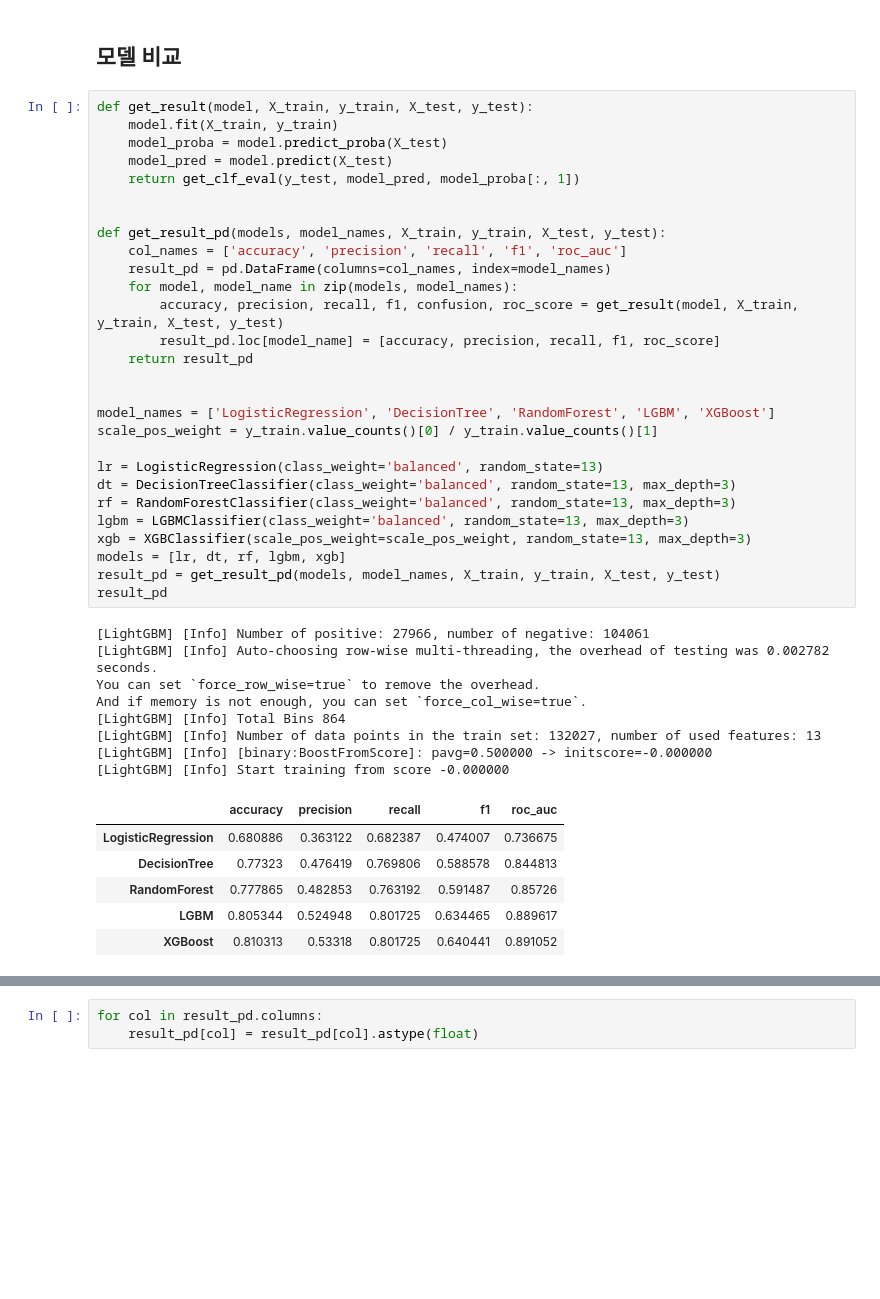
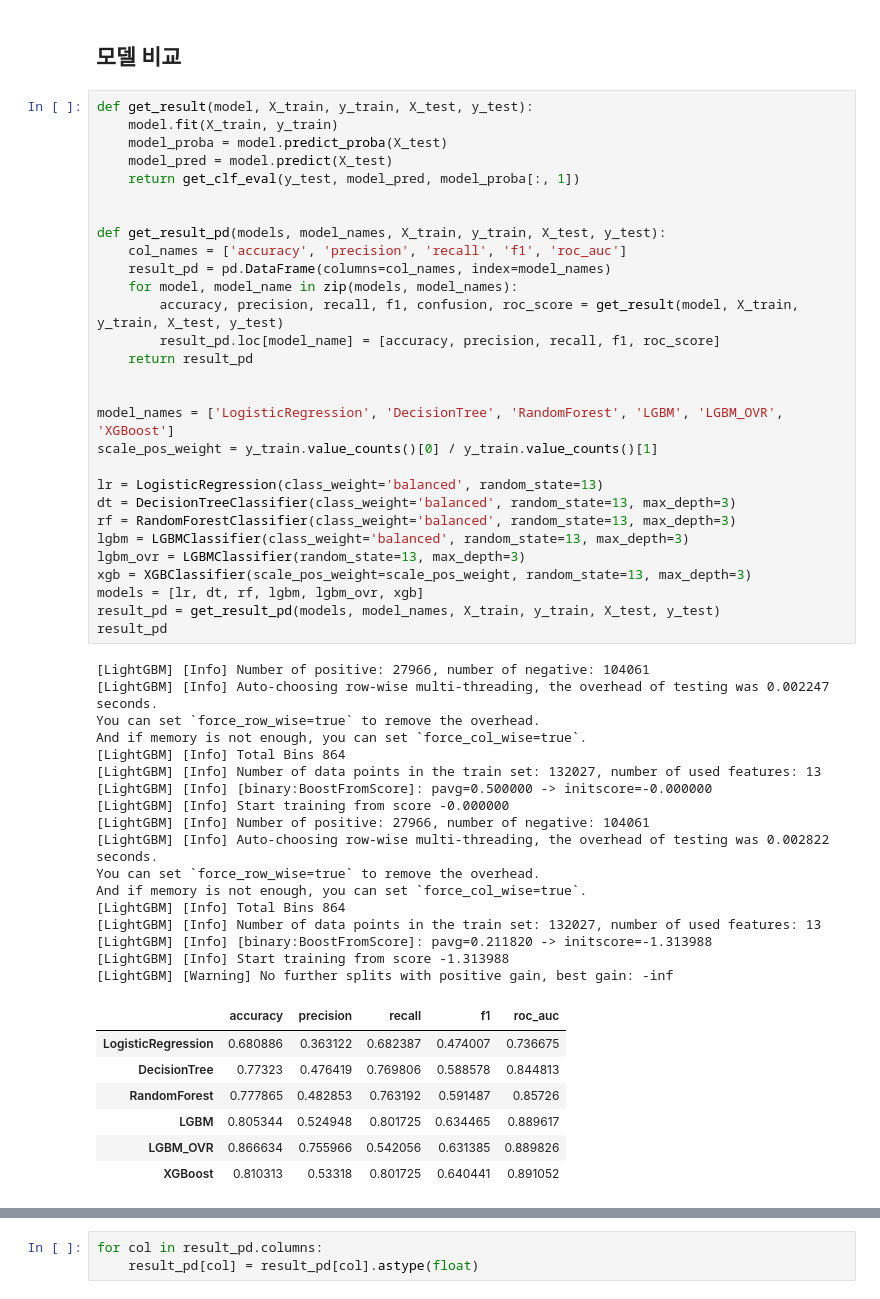
Before and after one commit to kikipark9/ML_Team_Project, a Jupyter notebook: model_source/02. Try_Model.ipynb, the cells around one changed output, grey strips where cells are left out. Drawn from its saved outputs; the diff is of its cells as text; blank space fills up the shorter version.

```diff
--- a/model_source/02. Try_Model.ipynb
+++ b/model_source/02. Try_Model.ipynb
@@ -387,36 +388,47 @@ def get_result_pd(models, model_names, X_train, y_train, X_test, y_test):
     col_names = ['accuracy', 'precision', 'recall', 'f1', 'roc_auc']
     result_pd = pd.DataFrame(columns=col_names, index=model_names)
     for model, model_name in zip(models, model_names):
         accuracy, precision, recall, f1, confusion, roc_score = get_result(model, X_train, y_train, X_test, y_test)
         result_pd.loc[model_name] = [accuracy, precision, recall, f1, roc_score]
     return result_pd
 
 
-model_names = ['LogisticRegression', 'DecisionTree', 'RandomForest', 'LGBM', 'XGBoost']
+model_names = ['LogisticRegression', 'DecisionTree', 'RandomForest', 'LGBM', 'LGBM_OVR', 'XGBoost']
 scale_pos_weight = y_train.value_counts()[0] / y_train.value_counts()[1]
 
 lr = LogisticRegression(class_weight='balanced', random_state=13)
 dt = DecisionTreeClassifier(class_weight='balanced', random_state=13, max_depth=3)
 rf = RandomForestClassifier(class_weight='balanced', random_state=13, max_depth=3)
 lgbm = LGBMClassifier(class_weight='balanced', random_state=13, max_depth=3)
+lgbm_ovr = LGBMClassifier(random_state=13, max_depth=3)
 xgb = XGBClassifier(scale_pos_weight=scale_pos_weight, random_state=13, max_depth=3)
-models = [lr, dt, rf, lgbm, xgb]
+models = [lr, dt, rf, lgbm, lgbm_ovr, xgb]
 result_pd = get_result_pd(models, model_names, X_train, y_train, X_test, y_test)
 result_pd
 # %% [output]
 [LightGBM] [Info] Number of positive: 27966, number of negative: 104061
-[LightGBM] [Info] Auto-choosing row-wise multi-threading, the overhead of testing was 0.002782 seconds.
+[LightGBM] [Info] Auto-choosing row-wise multi-threading, the overhead of testing was 0.002247 seconds.
 You can set `force_row_wise=true` to remove the overhead.
 And if memory is not enough, you can set `force_col_wise=true`.
 [LightGBM] [Info] Total Bins 864
 [LightGBM] [Info] Number of data points in the train set: 132027, number of used features: 13
 [LightGBM] [Info] [binary:BoostFromScore]: pavg=0.500000 -> initscore=-0.000000
 [LightGBM] [Info] Start training from score -0.000000
+[LightGBM] [Info] Number of positive: 27966, number of negative: 104061
+[LightGBM] [Info] Auto-choosing row-wise multi-threading, the overhead of testing was 0.002822 seconds.
+You can set `force_row_wise=true` to remove the overhead.
+And if memory is not enough, you can set `force_col_wise=true`.
+[LightGBM] [Info] Total Bins 864
+[LightGBM] [Info] Number of data points in the train set: 132027, number of used features: 13
+[LightGBM] [Info] [binary:BoostFromScore]: pavg=0.211820 -> initscore=-1.313988
+[LightGBM] [Info] Start training from score -1.313988
+[LightGBM] [Warning] No further splits with positive gain, best gain: -inf
 |  | accuracy | precision | recall | f1 | roc_auc |
 | LogisticRegression | 0.680886 | 0.363122 | 0.682387 | 0.474007 | 0.736675 |
 | DecisionTree | 0.77323 | 0.476419 | 0.769806 | 0.588578 | 0.844813 |
 | RandomForest | 0.777865 | 0.482853 | 0.763192 | 0.591487 | 0.85726 |
 | LGBM | 0.805344 | 0.524948 | 0.801725 | 0.634465 | 0.889617 |
+| LGBM_OVR | 0.866634 | 0.755966 | 0.542056 | 0.631385 | 0.889826 |
 | XGBoost | 0.810313 | 0.53318 | 0.801725 | 0.640441 | 0.891052 |
 # %%
 result_pd.info()
```
Also changed, not shown: parts of 16 cells of this notebook, 1 other file.
